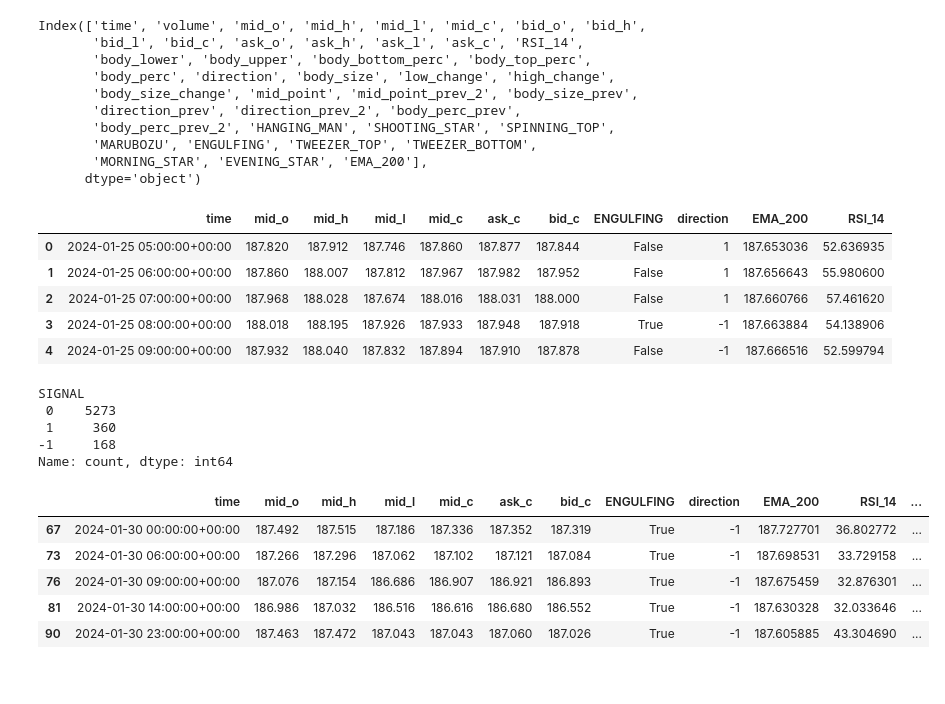
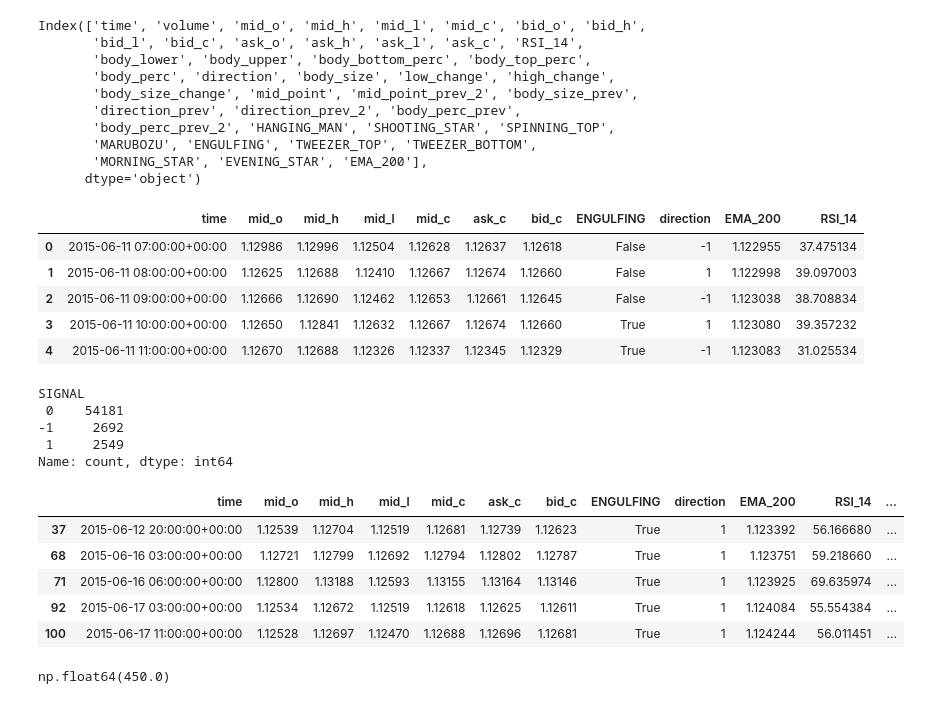
Before and after one commit to otavius/artisan-trading, a Jupyter notebook: exploration/Guru_stategy_1.ipynb, the cells around one changed output. Cells and saved outputs as stored; diff of their text form; code cells hidden in the pictures.

```diff
--- a/exploration/Guru_stategy_1.ipynb
+++ b/exploration/Guru_stategy_1.ipynb
@@ -8,7 +8,7 @@ from technical.indicators import rsi
 from technical.patterns import apply_patterns
 from plotting import CandlePlot
 # %%
-df_raw = pd.read_pickle("../data/GBP_JPY_H1.pkl")
+df_raw = pd.read_pickle("../data/EUR_USD_H1.pkl")
 # %%
 df_raw.shape
 # %% [output]
@@ -16,5 +16,5 @@ df_raw.shape
 # %%
-df_an = df_raw.iloc[-6000:].copy()
+df_an = df_raw.copy()#df_raw.iloc[-6000:].copy()
 df_an.reset_index(drop=True, inplace=True)
 # %%
 df_an.shape
@@ -57,11 +57,11 @@ df_slim.reset_index(drop=True, inplace=True)
 df_slim.head()
 # %% [output]
 |  | time | mid_o | mid_h | mid_l | mid_c | ask_c | bid_c | ENGULFING | direction | EMA_200 | RSI_14 |
-| 0 | 2024-01-25 05:00:00+00:00 | 187.820 | 187.912 | 187.746 | 187.860 | 187.877 | 187.844 | False | 1 | 187.653036 | 52.636935 |
-| 1 | 2024-01-25 06:00:00+00:00 | 187.860 | 188.007 | 187.812 | 187.967 | 187.982 | 187.952 | False | 1 | 187.656643 | 55.980600 |
-| 2 | 2024-01-25 07:00:00+00:00 | 187.968 | 188.028 | 187.674 | 188.016 | 188.031 | 188.000 | False | 1 | 187.660766 | 57.461620 |
-| 3 | 2024-01-25 08:00:00+00:00 | 188.018 | 188.195 | 187.926 | 187.933 | 187.948 | 187.918 | True | -1 | 187.663884 | 54.138906 |
-| 4 | 2024-01-25 09:00:00+00:00 | 187.932 | 188.040 | 187.832 | 187.894 | 187.910 | 187.878 | False | -1 | 187.666516 | 52.599794 |
+| 0 | 2015-06-11 07:00:00+00:00 | 1.12986 | 1.12996 | 1.12504 | 1.12628 | 1.12637 | 1.12618 | False | -1 | 1.122955 | 37.475134 |
+| 1 | 2015-06-11 08:00:00+00:00 | 1.12625 | 1.12688 | 1.12410 | 1.12667 | 1.12674 | 1.12660 | False | 1 | 1.122998 | 39.097003 |
+| 2 | 2015-06-11 09:00:00+00:00 | 1.12666 | 1.12690 | 1.12462 | 1.12653 | 1.12661 | 1.12645 | False | -1 | 1.123038 | 38.708834 |
+| 3 | 2015-06-11 10:00:00+00:00 | 1.12650 | 1.12841 | 1.12632 | 1.12667 | 1.12674 | 1.12660 | True | 1 | 1.123080 | 39.357232 |
+| 4 | 2015-06-11 11:00:00+00:00 | 1.12670 | 1.12688 | 1.12326 | 1.12337 | 1.12345 | 1.12329 | True | -1 | 1.123083 | 31.025534 |
 # %%
 BUY = 1
 SELL = -1
@@ -83,9 +83,9 @@ df_slim["SIGNAL"] = df_slim.apply(apply_signal, axis=1)
 df_slim["SIGNAL"].value_counts()
 # %% [output]
 SIGNAL
- 0    5273
- 1     360
--1     168
+ 0    54181
+-1     2692
+ 1     2549
 Name: count, dtype: int64
 # %%
 LOSS_FACTOR = -1.0
@@ -106,11 +106,11 @@ def apply_stop_loss(row):
 df_slim["TP"] = df_slim.apply(apply_take_profit, axis=1)
 df_slim["SL"] = df_slim.apply(apply_stop_loss, axis=1)
 # %%
-df_slim[df_slim.SIGNAL==SELL].head()
+df_slim[df_slim.SIGNAL==BUY].head()
 # %% [output]
 |  | time | mid_o | mid_h | mid_l | mid_c | ask_c | bid_c | ENGULFING | direction | EMA_200 | RSI_14 | ... |
-| 67 | 2024-01-30 00:00:00+00:00 | 187.492 | 187.515 | 187.186 | 187.336 | 187.352 | 187.319 | True | -1 | 187.727701 | 36.802772 | ... |
-| 73 | 2024-01-30 06:00:00+00:00 | 187.266 | 187.296 | 187.062 | 187.102 | 187.121 | 187.084 | True | -1 | 187.698531 | 33.729158 | ... |
-| 76 | 2024-01-30 09:00:00+00:00 | 187.076 | 187.154 | 186.686 | 186.907 | 186.921 | 186.893 | True | -1 | 187.675459 | 32.876301 | ... |
-| 81 | 2024-01-30 14:00:00+00:00 | 186.986 | 187.032 | 186.516 | 186.616 | 186.680 | 186.552 | True | -1 | 187.630328 | 32.033646 | ... |
-| 90 | 2024-01-30 23:00:00+00:00 | 187.463 | 187.472 | 187.043 | 187.043 | 187.060 | 187.026 | True | -1 | 187.605885 | 43.304690 | ... |
+| 37 | 2015-06-12 20:00:00+00:00 | 1.12539 | 1.12704 | 1.12519 | 1.12681 | 1.12739 | 1.12623 | True | 1 | 1.123392 | 56.166680 | ... |
+| 68 | 2015-06-16 03:00:00+00:00 | 1.12721 | 1.12799 | 1.12692 | 1.12794 | 1.12802 | 1.12787 | True | 1 | 1.123751 | 59.218660 | ... |
+| 71 | 2015-06-16 06:00:00+00:00 | 1.12800 | 1.13188 | 1.12593 | 1.13155 | 1.13164 | 1.13146 | True | 1 | 1.123925 | 69.635974 | ... |
+| 92 | 2015-06-17 03:00:00+00:00 | 1.12534 | 1.12672 | 1.12519 | 1.12618 | 1.12625 | 1.12611 | True | 1 | 1.124084 | 55.554384 | ... |
+| 100 | 2015-06-17 11:00:00+00:00 | 1.12528 | 1.12697 | 1.12470 | 1.12688 | 1.12696 | 1.12681 | True | 1 | 1.124244 | 56.011451 | ... |
@@ -116,0 +182,6 @@ df_slim[df_slim.SIGNAL==SELL].head()
+# %%
+vars(closed_trades[0])
+df_result = pd.DataFrame.from_dict([vars(x) for x in closed_trades])
+df_result.result.sum()
+# %% [output]
+np.float64(450.0)
```
Also changed, not shown: parts of 7 cells of this notebook, 1 other file.
